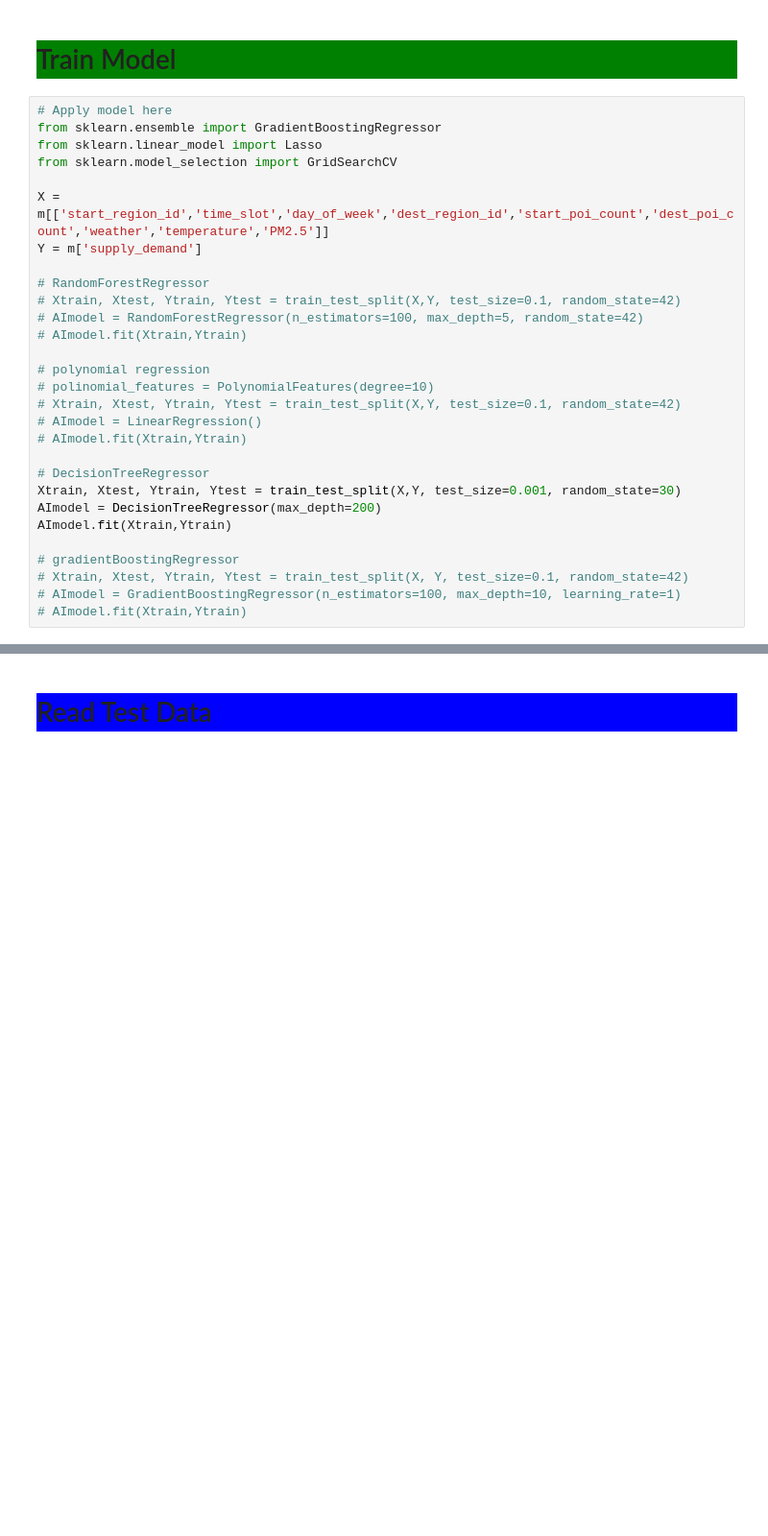
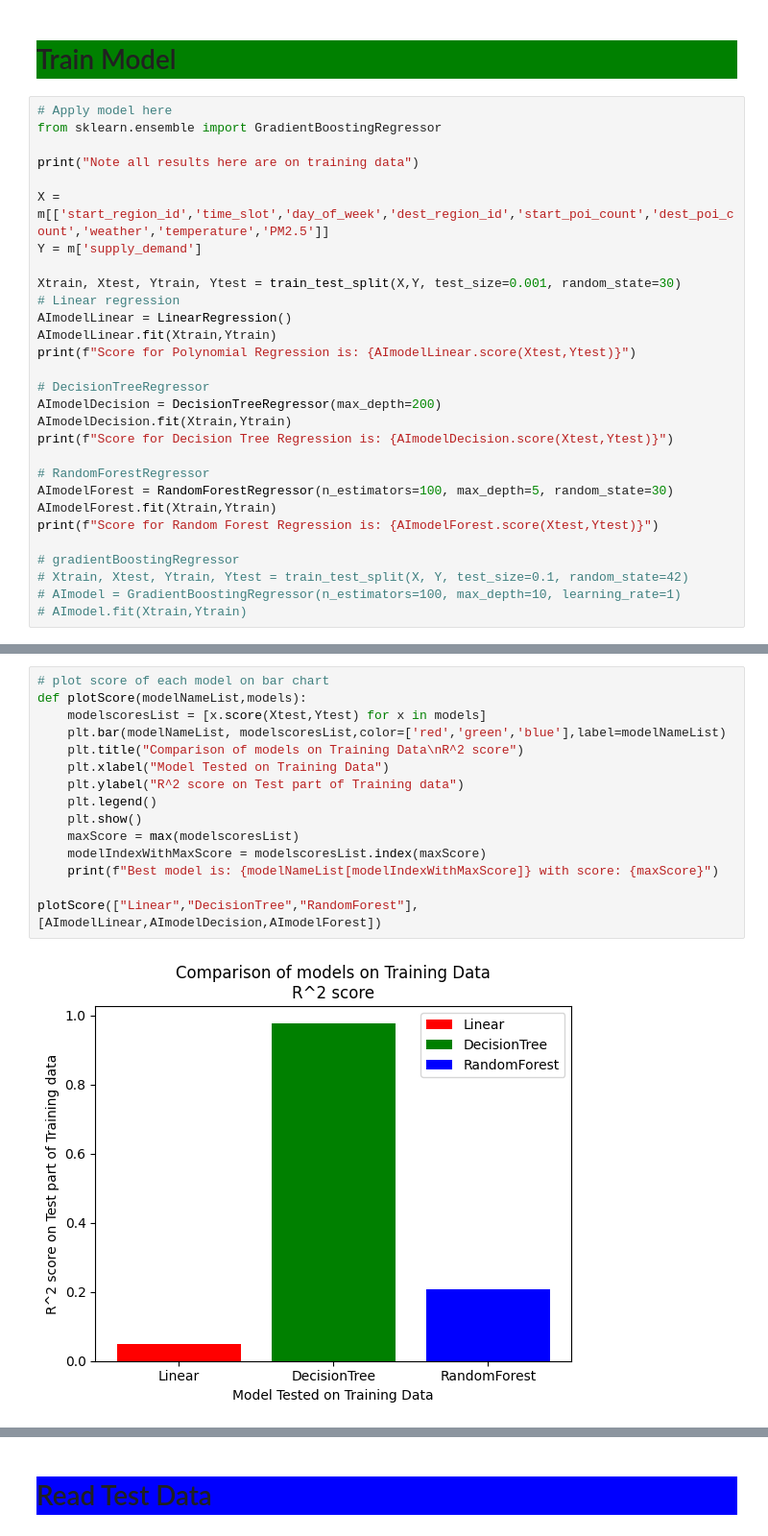
Before and after one commit to Lazer430/Uber-Supply-Demand-Gap-Predictor, a Jupyter notebook: i200432_i201770_Project_Part1.ipynb, the cells around one changed output, grey strips where cells are left out. Shown at 96% size. Drawn from its saved outputs; the diff is of its cells as text; blank space fills up the shorter version.

Commit message:
added comparison graphs

```diff
--- a/i200432_i201770_Project_Part1.ipynb
+++ b/i200432_i201770_Project_Part1.ipynb
@@ -421,27 +421,27 @@ print(m)
 # %%
 # Apply model here
 from sklearn.ensemble import GradientBoostingRegressor
-from sklearn.linear_model import Lasso
-from sklearn.model_selection import GridSearchCV
+
+print("Note all results here are on training data")
 
 X = m[['start_region_id','time_slot','day_of_week','dest_region_id','start_poi_count','dest_poi_count','weather','temperature','PM2.5']]
 Y = m['supply_demand']
 
-# RandomForestRegressor
-# Xtrain, Xtest, Ytrain, Ytest = train_test_split(X,Y, test_size=0.1, random_state=42)
-# AImodel = RandomForestRegressor(n_estimators=100, max_depth=5, random_state=42)
-# AImodel.fit(Xtrain,Ytrain)
-
-# polynomial regression
-# polinomial_features = PolynomialFeatures(degree=10)
-# Xtrain, Xtest, Ytrain, Ytest = train_test_split(X,Y, test_size=0.1, random_state=42)
-# AImodel = LinearRegression()
-# AImodel.fit(Xtrain,Ytrain)
+Xtrain, Xtest, Ytrain, Ytest = train_test_split(X,Y, test_size=0.001, random_state=30)
+# Linear regression
+AImodelLinear = LinearRegression()
+AImodelLinear.fit(Xtrain,Ytrain)
+print(f"Score for Polynomial Regression is: {AImodelLinear.score(Xtest,Ytest)}")
 
 # DecisionTreeRegressor
-Xtrain, Xtest, Ytrain, Ytest = train_test_split(X,Y, test_size=0.001, random_state=30)
-AImodel = DecisionTreeRegressor(max_depth=200)
-AImodel.fit(Xtrain,Ytrain)
+AImodelDecision = DecisionTreeRegressor(max_depth=200)
+AImodelDecision.fit(Xtrain,Ytrain)
+print(f"Score for Decision Tree Regression is: {AImodelDecision.score(Xtest,Ytest)}")
+
+# RandomForestRegressor
+AImodelForest = RandomForestRegressor(n_estimators=100, max_depth=5, random_state=30)
+AImodelForest.fit(Xtrain,Ytrain)
+print(f"Score for Random Forest Regression is: {AImodelForest.score(Xtest,Ytest)}")
 
 # gradientBoostingRegressor
 # Xtrain, Xtest, Ytrain, Ytest = train_test_split(X, Y, test_size=0.1, random_state=42)
@@ -455,0 +455,17 @@ Accuracy 0.9631577476154554
+# %%
+# plot score of each model on bar chart
+def plotScore(modelNameList,models):
+    modelscoresList = [x.score(Xtest,Ytest) for x in models]
+    plt.bar(modelNameList, modelscoresList,color=['red','green','blue'],label=modelNameList)
+    plt.title("Comparison of models on Training Data\nR^2 score")
+    plt.xlabel("Model Tested on Training Data")
+    plt.ylabel("R^2 score on Test part of Training data")
+    plt.legend()
+    plt.show()
+    maxScore = max(modelscoresList)
+    modelIndexWithMaxScore = modelscoresList.index(maxScore)
+    print(f"Best model is: {modelNameList[modelIndexWithMaxScore]} with score: {maxScore}")
+
+plotScore(["Linear","DecisionTree","RandomForest"],[AImodelLinear,AImodelDecision,AImodelForest])
+# %% [output]
+[figure, added]
```
Also changed, not shown: parts of 19 cells of this notebook.
